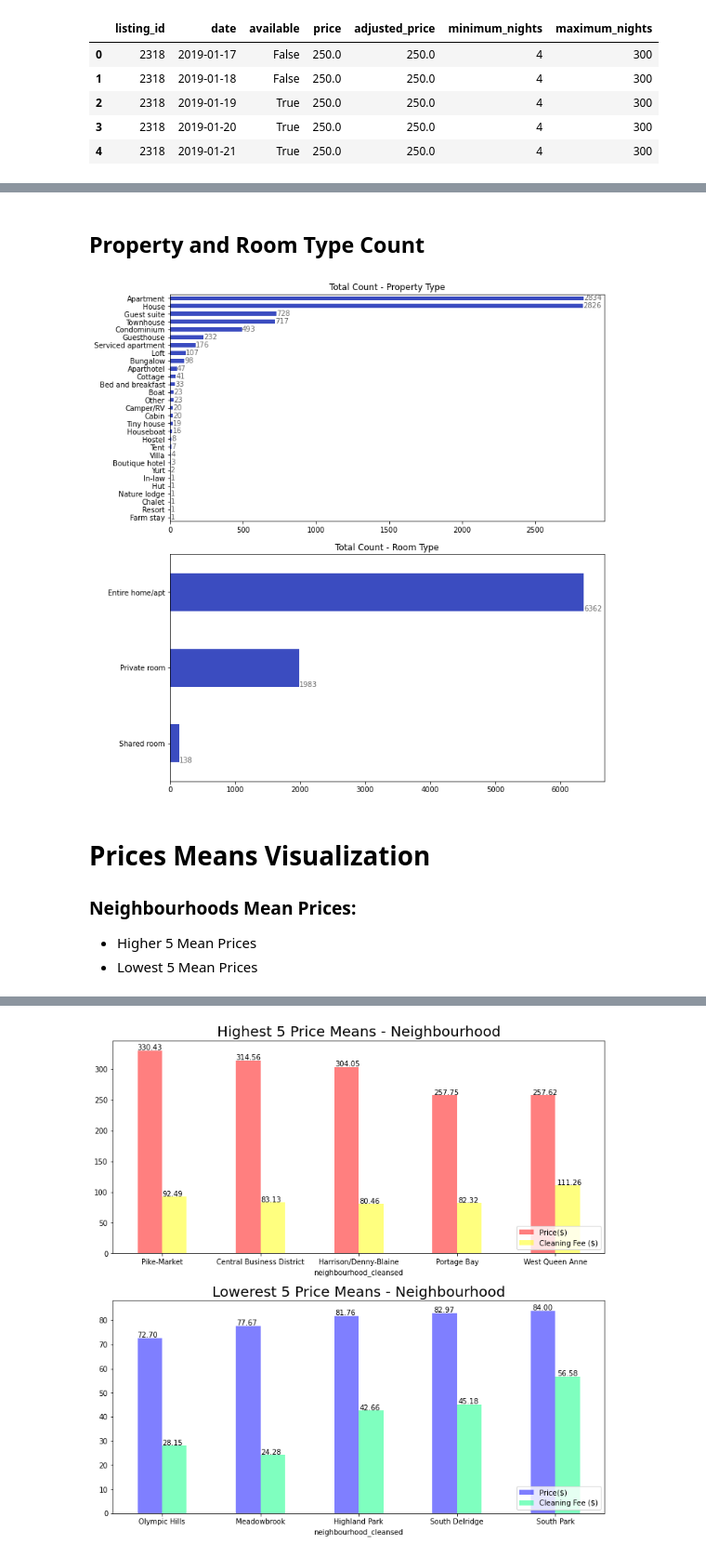
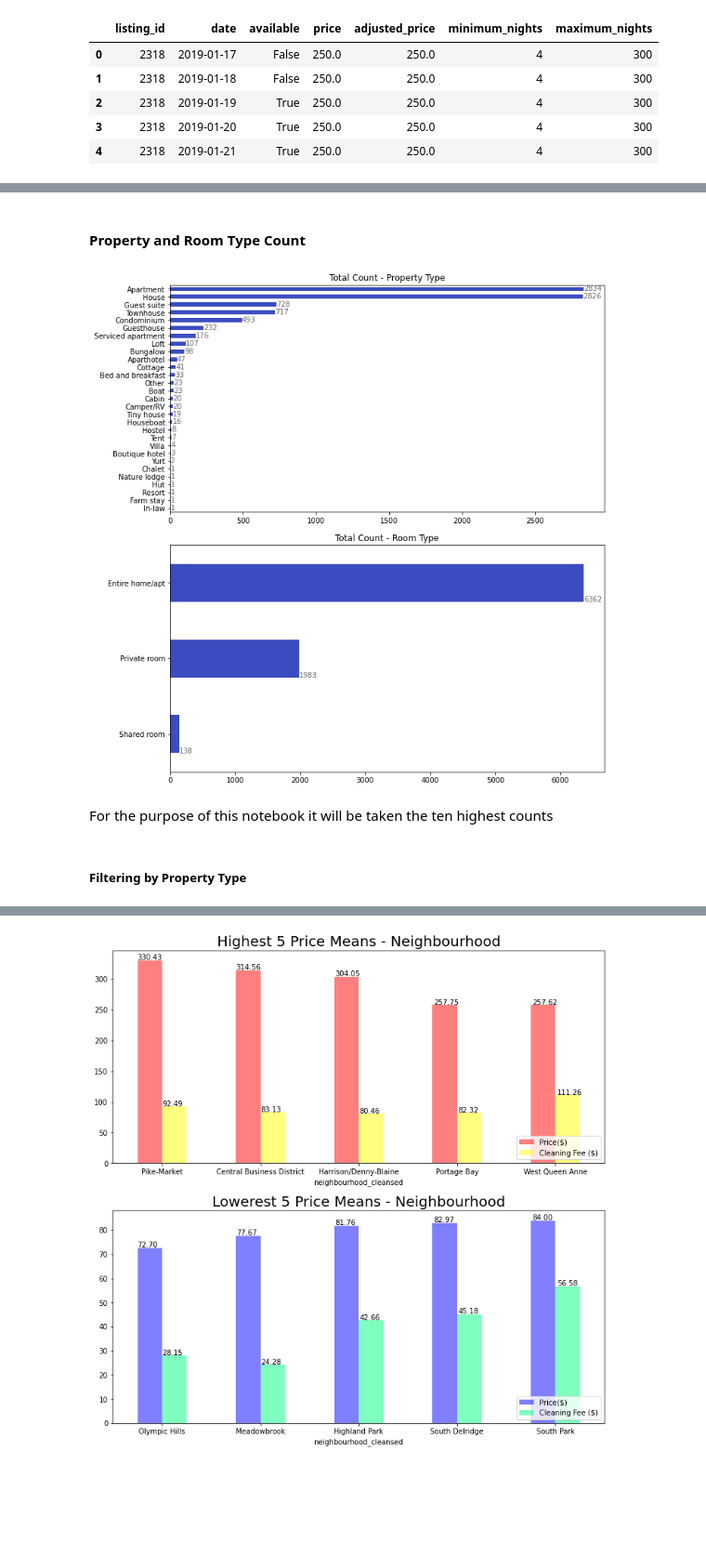
Before and after one commit to paulobueno90/AirBnB-Udacity-Project, a Jupyter notebook: seattle_airbnb.ipynb, the cells around one changed output, grey strips where cells are left out. Shown at 93% size. Saved outputs shown, nothing was run; the diff lists cells and outputs as text; code cells hidden in the pictures; blank space fills up the shorter version.

```diff
--- a/seattle_airbnb.ipynb
+++ b/seattle_airbnb.ipynb
@@ -175,0 +206,5 @@ listings['cleaning_fee'] = listings['cleaning_fee'].apply(lambda x: fix_price(x)
+# %%
+# Selecting columns for analysis
+chosen_columns = ['id', 'property_type', 'room_type', 'neighbourhood_cleansed','price','cleaning_fee',]
+
+listings = listings[chosen_columns]
@@ -201,10 +274,0 @@ neighbourhood_cleansed     0
-# %%
-# Using mean to fill null values for bathrooms and beds
-listings['bathrooms'].fillna(listings['bathrooms'].mean(), inplace=True)
-listings['beds'].fillna(listings['beds'].mean(), inplace=True)
-
-# Looking at null or NA values
-obj = listings.isnull().sum()
-print(f"{'Null Values':>22}")
-for key,value in obj.iteritems():
-    print(f'{key:>22}   {value:^5}')
@@ -239,37 +286,41 @@ listings.head()
 # %% [markdown]
-## Property and Room Type Count
+#### Property and Room Type Count
 # %%
-listings_neighbourhood = listings.copy(deep=True)
-
-
 # Lets analyse the listing by different Property Type
-def plot_value (col,x=10,y=2, ax=None, title=None):
+def plot_value (col,df,x=10,y=2, ax=None, title=None):
+    """
+    Takes a dataframe and column name and plot the count of values at that column.
+    input: dataframe, column name
+    output: plot horizontal bar chart
+    """
     if ax:
-        listings_neighbourhood[col].value_counts().sort_values().plot(kind = 'barh' , figsize = (x,y), ax=ax, title=title, cmap='coolwarm');
+        df[col].value_counts().sort_values().plot(kind = 'barh' , figsize = (x,y), ax=ax, title=title, cmap='coolwarm');
         for i in ax.patches:
             # get_width pulls left or right; get_y pushes up or down
             ax.text(i.get_width()+1, i.get_y(), \
                     f"{int(i.get_width())}", fontsize=10, color='dimgrey')
     else:
-        listings_neighbourhood[col].value_counts().sort_values().plot(kind = 'barh' , figsize = (x,y), cmap='coolwarm');
+        df[col].value_counts().sort_values().plot(kind = 'barh' , figsize = (x,y), cmap='coolwarm');
 
 def get_indexes_property_types(df, col): return df[col].value_counts().sort_values()[-10:].index.to_list()
 
 
 
 
 # Set up the figure
 fig = plt.figure(constrained_layout=True)
 
 spec2 = gridspec.GridSpec(ncols=1, nrows=2, figure=fig)
 ax1 = fig.add_subplot(spec2[0, 0])
 ax2 = fig.add_subplot(spec2[1, 0])
 
 
 
-plot_value ('room_type', y=3,ax=ax2, title="Total Count - Room Type")
-plot_value ('property_type', y=10, ax=ax1, title="Total Count - Property Type")
+plot_value ('room_type', df=listings, y=3,ax=ax2, title="Total Count - Room Type")
+plot_value ('property_type', df=listings, y=10, ax=ax1, title="Total Count - Property Type")
 # %% [output]
-[figure, old version]
+[figure, new version]
+# %% [markdown]
+For the purpose of this notebook it will be taken the ten highest counts
 # %%
 # Selecting the ten most frequent property types
@@ -281,6 +328,2 @@ listings_neighbourhood = listings_neighbourhood[filt]
-# %% [markdown]
-# Prices Means Visualization
-
-### Neighbourhoods Mean Prices:
-- Higher 5 Mean Prices
-- Lowest 5 Mean Prices
+# %% [markdown]
+##### Filtering by Property Type
```
Also changed, not shown: parts of 39 cells of this notebook.
